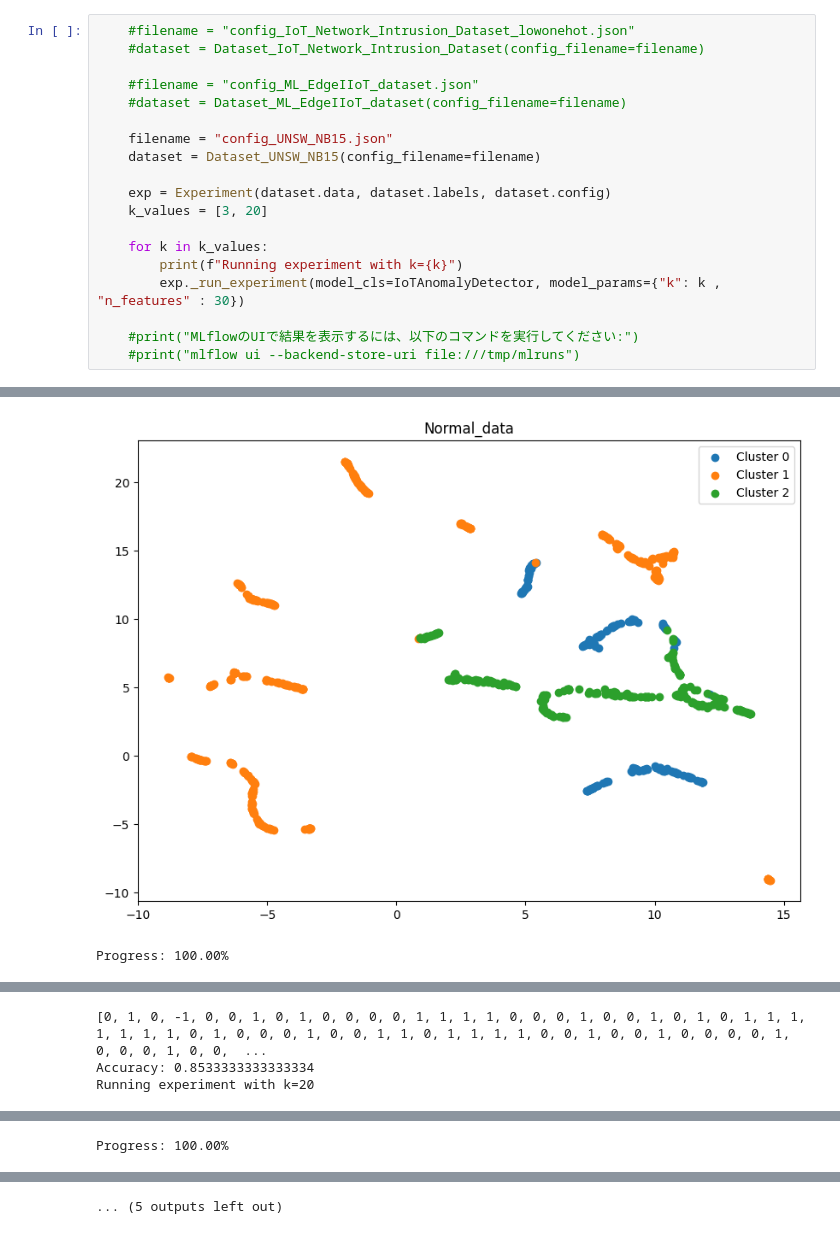
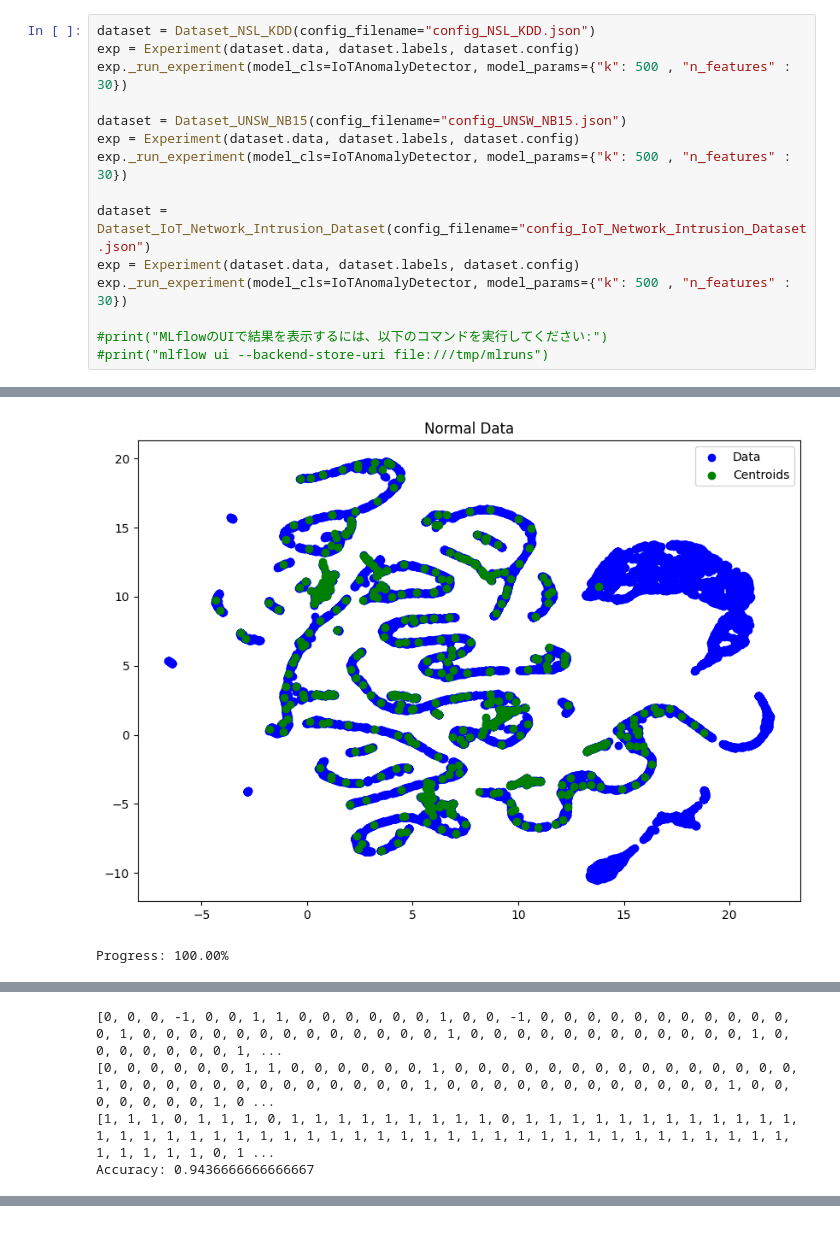
Before and after one commit to Sugata10723/IDS_IoT, a Jupyter notebook: main.ipynb, the cells around one changed output, grey strips where cells are left out. Cells and saved outputs as stored; diff of their text form.

```diff
--- a/main.ipynb
+++ b/main.ipynb
@@ -14,20 +13,16 @@ mlflow.set_experiment(f"Experiment_conpare_k")
 # %%
-    #filename = "config_IoT_Network_Intrusion_Dataset_lowonehot.json"
-    #dataset = Dataset_IoT_Network_Intrusion_Dataset(config_filename=filename)
+dataset = Dataset_NSL_KDD(config_filename="config_NSL_KDD.json")
+exp = Experiment(dataset.data, dataset.labels, dataset.config)
+exp._run_experiment(model_cls=IoTAnomalyDetector, model_params={"k": 500 , "n_features" : 30})
 
-    #filename = "config_ML_EdgeIIoT_dataset.json"
-    #dataset = Dataset_ML_EdgeIIoT_dataset(config_filename=filename)
+dataset = Dataset_UNSW_NB15(config_filename="config_UNSW_NB15.json")
+exp = Experiment(dataset.data, dataset.labels, dataset.config)
+exp._run_experiment(model_cls=IoTAnomalyDetector, model_params={"k": 500 , "n_features" : 30})
 
-    filename = "config_UNSW_NB15.json"
-    dataset = Dataset_UNSW_NB15(config_filename=filename)
+dataset = Dataset_IoT_Network_Intrusion_Dataset(config_filename="config_IoT_Network_Intrusion_Dataset.json")
+exp = Experiment(dataset.data, dataset.labels, dataset.config)
+exp._run_experiment(model_cls=IoTAnomalyDetector, model_params={"k": 500 , "n_features" : 30})
 
-    exp = Experiment(dataset.data, dataset.labels, dataset.config)
-    k_values = [3, 20]
-
-    for k in k_values:
-        print(f"Running experiment with k={k}")
-        exp._run_experiment(model_cls=IoTAnomalyDetector, model_params={"k": k , "n_features" : 30})
-
-    #print("MLflowのUIで結果を表示するには、以下のコマンドを実行してください:")
-    #print("mlflow ui --backend-store-uri file:///tmp/mlruns")
+#print("MLflowのUIで結果を表示するには、以下のコマンドを実行してください:")
+#print("mlflow ui --backend-store-uri file:///tmp/mlruns")
 # %% [output]
@@ -37,2 +48,2 @@ Running experiment with k=3
-[figure, old version]
+[figure, new version]
 Progress: 100.00%
@@ -40,3 +51,4 @@ Progress: 100.00%
-[0, 1, 0, -1, 0, 0, 1, 0, 1, 0, 0, 0, 0, 1, 1, 1, 1, 0, 0, 0, 1, 0, 0, 1, 0, 1, 0, 1, 1, 1, 1, 1, 1, 1, 0, 1, 0, 0, 0, 1, 0, 0, 1, 1, 0, 1, 1, 1, 1, 0, 0, 1, 0, 0, 1, 0, 0, 0, 0, 1, 0, 0, 0, 1, 0, 0,  ...
-Accuracy: 0.8533333333333334
-Running experiment with k=20
+[0, 0, 0, -1, 0, 0, 1, 1, 0, 0, 0, 0, 0, 0, 1, 0, 0, -1, 0, 0, 0, 0, 0, 0, 0, 0, 0, 0, 0, 0, 1, 0, 0, 0, 0, 0, 0, 0, 0, 0, 0, 0, 0, 0, 1, 0, 0, 0, 0, 0, 0, 0, 0, 0, 0, 0, 0, 1, 0, 0, 0, 0, 0, 0, 0, 1, ...
+[0, 0, 0, 0, 0, 0, 1, 1, 0, 0, 0, 0, 0, 0, 1, 0, 0, 0, 0, 0, 0, 0, 0, 0, 0, 0, 0, 0, 0, 0, 1, 0, 0, 0, 0, 0, 0, 0, 0, 0, 0, 0, 0, 0, 1, 0, 0, 0, 0, 0, 0, 0, 0, 0, 0, 0, 0, 1, 0, 0, 0, 0, 0, 0, 0, 1, 0 ...
+[1, 1, 1, 0, 1, 1, 1, 0, 1, 1, 1, 1, 1, 1, 1, 1, 1, 0, 1, 1, 1, 1, 1, 1, 1, 1, 1, 1, 1, 1, 1, 1, 1, 1, 1, 1, 1, 1, 1, 1, 1, 1, 1, 1, 1, 1, 1, 1, 1, 1, 1, 1, 1, 1, 1, 1, 1, 1, 1, 1, 1, 1, 1, 1, 1, 0, 1 ...
+Accuracy: 0.9436666666666667
@@ -46 +54,0 @@ Running experiment with k=20
-Progress: 100.00%
@@ -48 +54,0 @@ Progress: 100.00%
-... (5 outputs left out)
```
Also changed, not shown: parts of 3 cells of this notebook, 15 other files.
